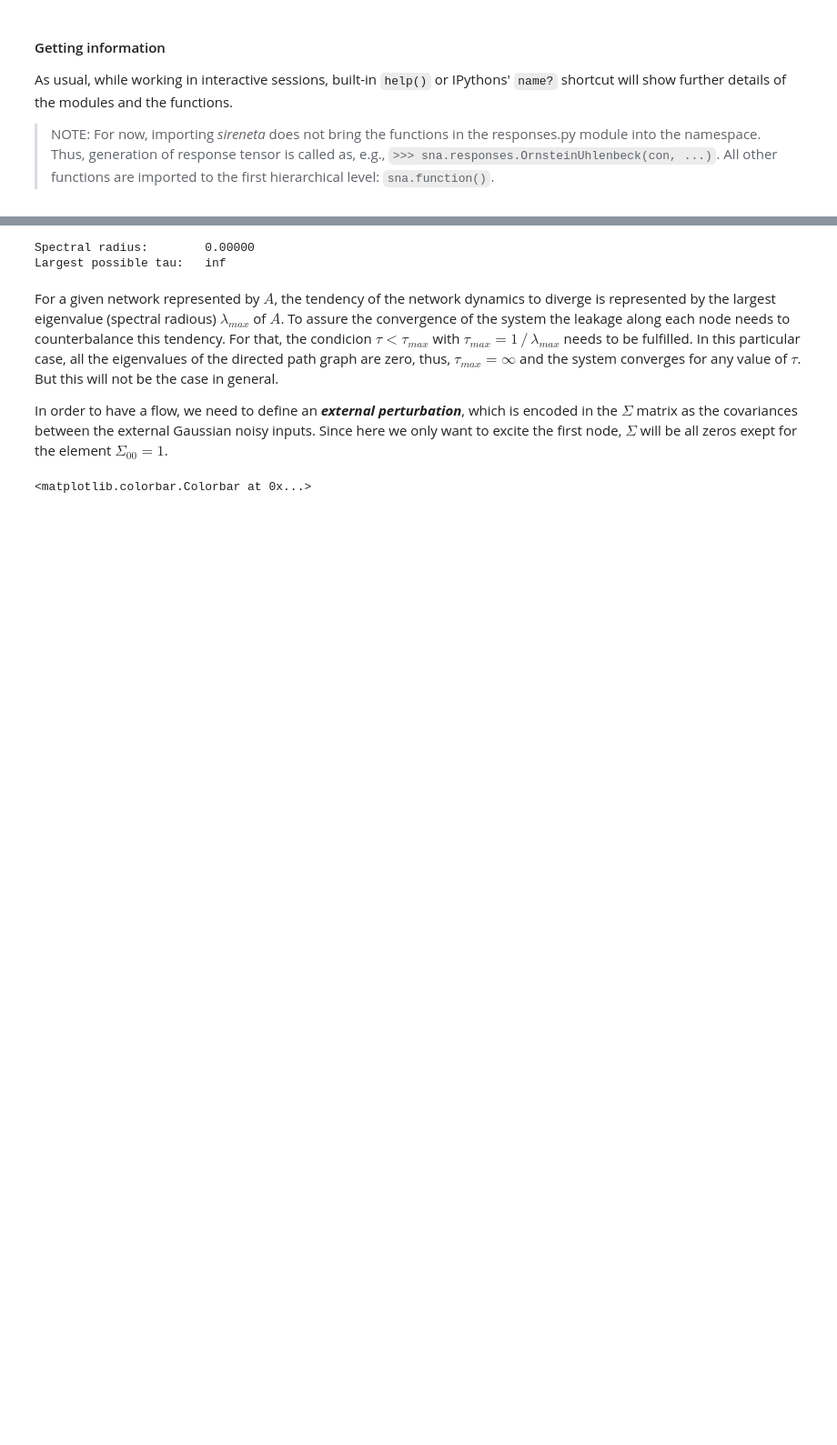
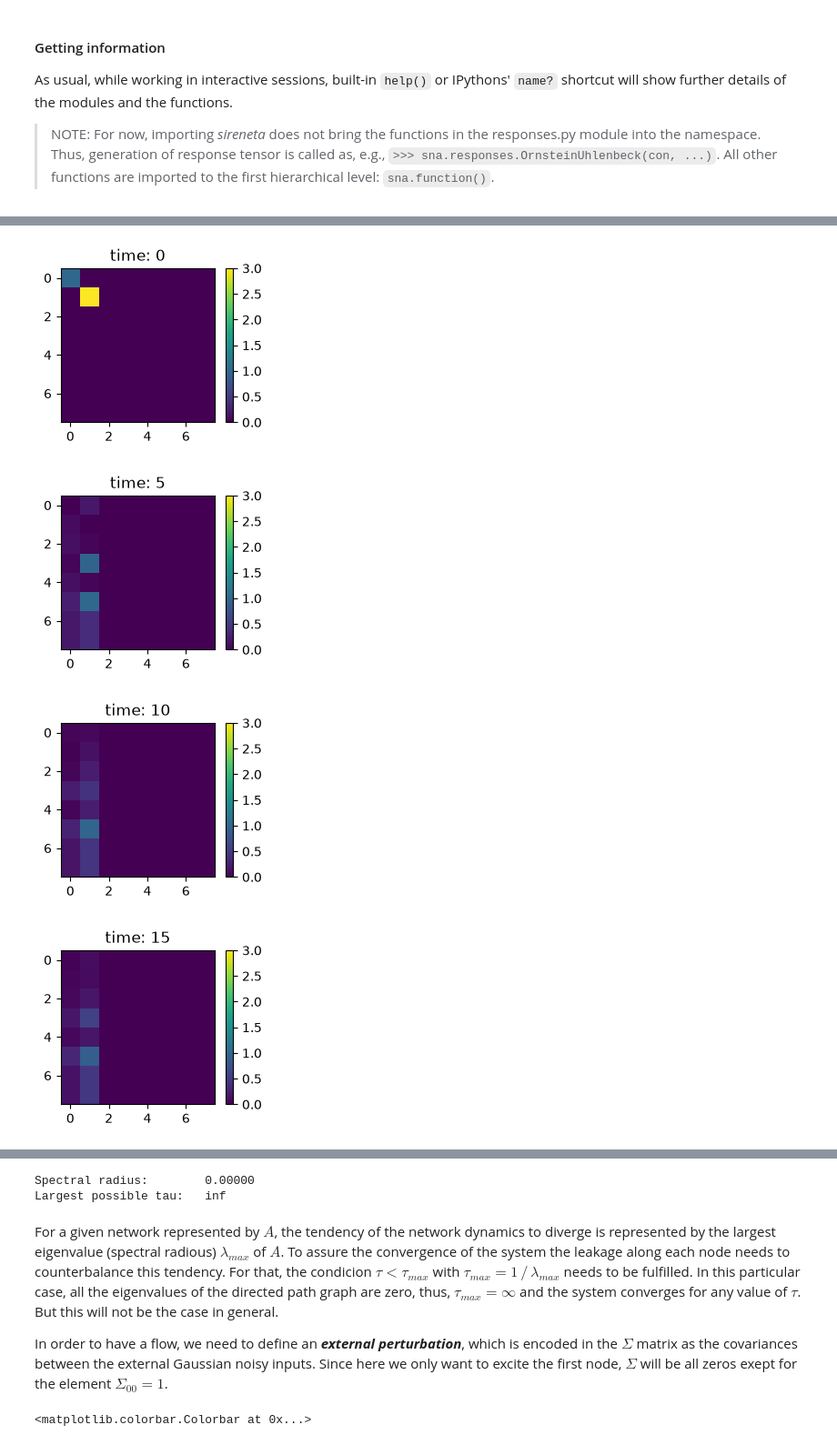
Before and after one commit to mb-BCA/SiReNetA, a Jupyter notebook: Examples/Test_RandomWalk.ipynb, the cells around one changed output, grey strips where cells are left out. Shown at 91% size. Cells and saved outputs as stored; diff of their text form; code cells hidden in the pictures; blank space fills up the shorter version.

```diff
--- a/Examples/Test_RandomWalk.ipynb
+++ b/Examples/Test_RandomWalk.ipynb
@@ -68,0 +222,15 @@ where $\tau$ is a time-constant and $\xi_i$ is a Gaussian white noise, independe
+# %%
+# Plot some response matrices
+cmax = resp_tensor.attrs['S0'].max()
+
+for t in range(0,tfinal,5):
+    plt.figure(figsize=(3.,2.2))
+    plt.title( 'time: %d' %t )
+    plt.imshow(resp_tensor.values[t])
+    plt.clim(0,cmax)
+    plt.colorbar()
+# %% [output]
+[figure, added]
+[figure, added]
+[figure, added]
+[figure, added]
```
Also changed, not shown: parts of 25 cells of this notebook.
